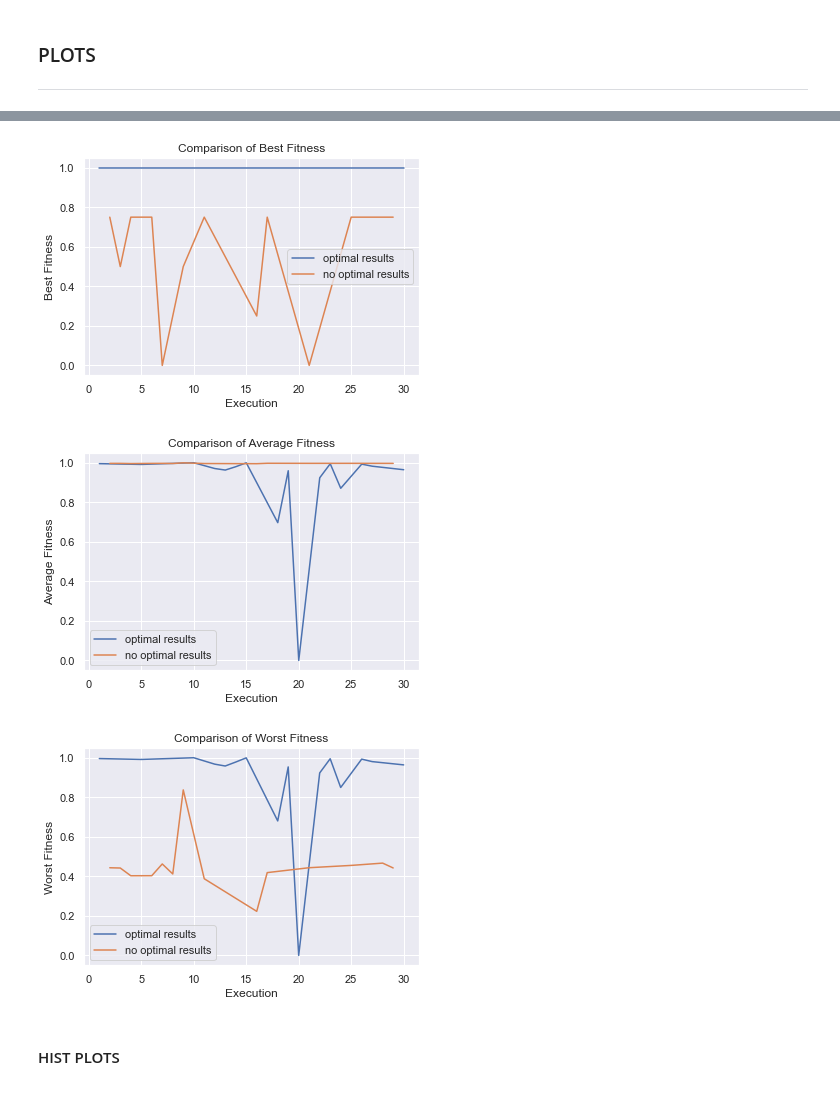
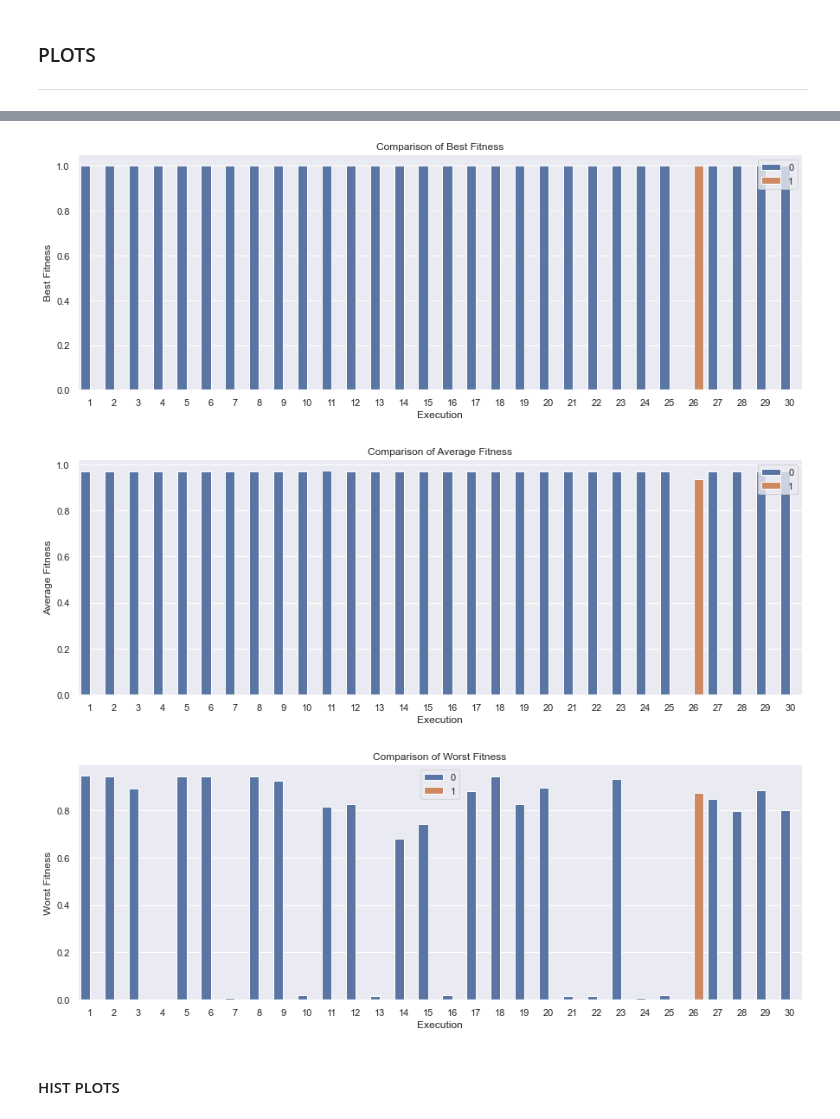
Before and after one commit to almiab1/MUIIAMetaheuristicos, a Jupyter notebook: stats/MetaheuristicStudy.ipynb, the cells around one changed output, grey strips where cells are left out. Cells and saved outputs as stored; diff of their text form; code cells hidden in the pictures.

Commit message:
stats results

```diff
--- a/stats/MetaheuristicStudy.ipynb
+++ b/stats/MetaheuristicStudy.ipynb
@@ -19,7 +30,7 @@ strs = [f'{pathFiles}executions/result{x+1}.csv' for x in range(30)]
 # %%
 """ READ & PREPROCESS DATAFRAME """
 # reading csv file
-df = pd.read_csv(f'{pathFiles}result.csv')
+df = read_csv_result(pathFiles)
 
 # merging two csv files
-dff = pd.concat(map(pd.read_csv, strs), ignore_index=True)
+dff = read_and_combine_exec_csv(pathFiles+"/executions", 30)
@@ -38,0 +37,31 @@ dff["avgf"] = minmax_norm(dff,"avgf")
+# %%
+""" VARIABLES GA """
+
+C_z100 = 3677.0
+C_z1000 = 366097.0
+C_z10000 = 3.7957325E7
+
+C = C_z10000
+# %%
+""" SET OPTIMAL COLUMN """
+df["optimal"] = np.where(df["bestf"] == C, 1, 0)
+# %%
+""" NORMALIZE DF """
+max_bound = C
+min_bound = min([df['bestf'].min(),df['worstf'].min(),df['avgf'].min()])
+
+# Method 1
+def normalize(df, column, min, max):
+    # min = df[column].min()
+    # max = C
+    return ((df[column] - min) / (max - min))
+
+# normalice df
+df["bestf"] = normalize(df,"bestf",min_bound, max_bound)
+df["worstf"] = normalize(df,"worstf",min_bound, max_bound)
+df["avgf"] = normalize(df,"avgf",min_bound, max_bound)
+
+# Method 2
+
+# columns_to_normalize = ['bestf', 'worstf', 'avgf']
+# df[columns_to_normalize] = MinMaxScaler(feature_range=(0, 1)).fit_transform(df[columns_to_normalize])
@@ -55,27 +131,29 @@ notOptimalResFull = dff[dff["exec"].isin(notOptimalRes["exec"])]
 # %%
 sns.set_theme(style="darkgrid")
 
-# Plot the responses for different events and regions
-sns.lineplot(x="exec", y="bestf",data=optimalRes, label="optimal results")
-sns.lineplot(x="exec", y="bestf",data=notOptimalRes, label="no optimal results")
+f, ax = plt.subplots(figsize=(15, 5))
+sns.despine(f)
+
+sns.barplot(x="exec", y="bestf",data=df, hue="optimal")
 
 # Add titles to the plot
 plt.title("Comparison of Best Fitness")
 plt.xlabel("Execution")
 plt.ylabel("Best Fitness")
 plt.legend()
 
 # Show plot
 plt.show()
 # %% [output]
-[figure, old version]
+[figure, new version]
 # %%
 
 sns.set_theme(style="darkgrid")
 
-# Plot the responses for different events and regions
-sns.lineplot(x="exec", y="avgf",data=optimalRes, label="optimal results")
-sns.lineplot(x="exec", y="avgf",data=notOptimalRes, label="no optimal results")
+f, ax = plt.subplots(figsize=(15, 5))
+sns.despine(f)
+
+sns.barplot(x="exec", y="avgf",data=df, hue="optimal")
 
 # Add titles to the plot
 plt.title("Comparison of Average Fitness")
@@ -86,13 +164,14 @@ plt.legend()
 # Show plot
 plt.show()
 # %% [output]
-[figure, old version]
+[figure, new version]
 # %%
 sns.set_theme(style="darkgrid")
 
-# Plot the responses for different events and regions
-sns.lineplot(x="exec", y="worstf",data=optimalRes, label="optimal results")
-sns.lineplot(x="exec", y="worstf",data=notOptimalRes, label="no optimal results")
+f, ax = plt.subplots(figsize=(15, 5))
+sns.despine(f)
+
+sns.barplot(x="exec", y="worstf",data=df, hue="optimal")
 
 # Add titles to the plot
 plt.title("Comparison of Worst Fitness")
@@ -103,6 +182,6 @@ plt.legend()
 # Show plot
 plt.show()
 # %% [output]
-[figure, old version]
+[figure, new version]
 # %% [markdown]
 #### HIST PLOTS
```
Also changed, not shown: parts of 14 cells of this notebook.
